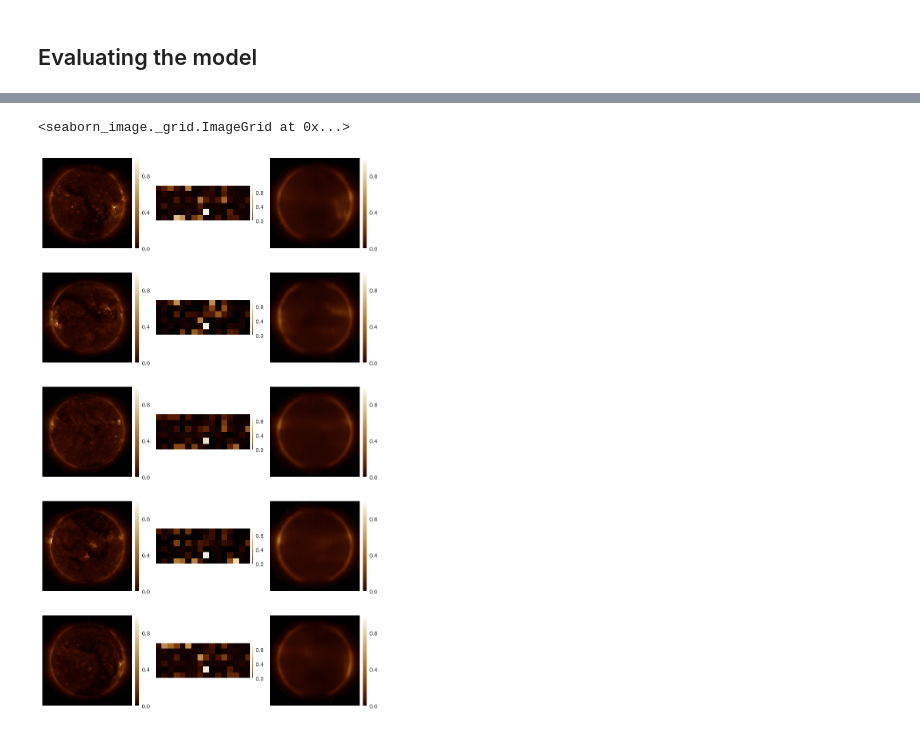
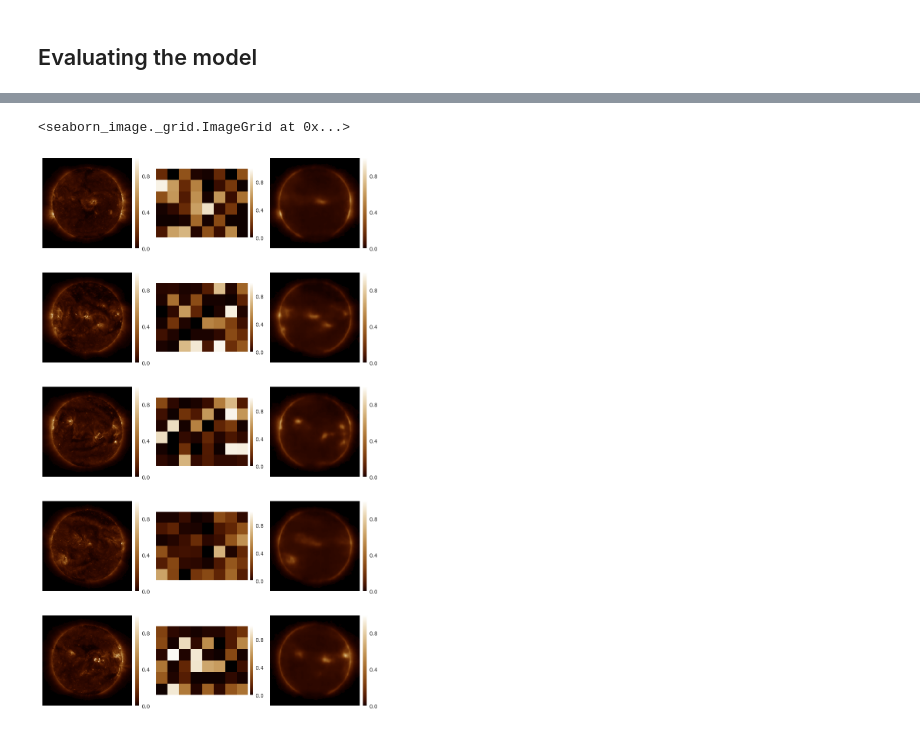
Before and after one commit to eugenioLR/TFM_sun_Autoencoders, a Jupyter notebook: autoencoder_AIA193_2016.ipynb, the cells around one changed output, grey strips where cells are left out. Cells and saved outputs as stored; diff of their text form; code cells hidden in the pictures.

```diff
--- a/autoencoder_AIA193_2016.ipynb
+++ b/autoencoder_AIA193_2016.ipynb
@@ -32,10 +33,25 @@ To enable them in other operations, rebuild TensorFlow with the appropriate comp
+# %%
+noise_filter = True
 # %% [markdown]
 ## Reading and normalizing the images
 # %%
 # Read images
-AIA193_2016 = sunpy.map.Map("data/aia_193A/2016*.fits")
+file_list = glob.glob("data/aia_193A/2016*.fits")
+
+if noise_filter:
+    noise_imgs = []
+    with open("noisy_193A.csv", "r") as f:
+        noise_imgs = f.readlines()
+
+    noise_imgs = list(map(lambda x: x.strip(), noise_imgs))
+
+    file_list = [f for f in file_list if f not in noise_imgs]
+
+AIA193_2016 = sunpy.map.Map(file_list)
+
+
 AIA193_2016_matrix = np.array(list(d.data for d in AIA193_2016))
-
+AIA193_2016_matrix = np.clip(AIA193_2016_matrix, 0, 5000)
 
 # Normalize images
 min_values = AIA193_2016_matrix.min(axis=2, keepdims=True).min(axis=1, keepdims=True)
@@ -56,7 +72,8 @@ isns.ImageGrid([i for i in AIA193_2016_mnorm[:9]], cmap=aia193_colormap)
 # %% [markdown]
 ## Training the model
 # %%
-latent_size = 96
+latent_size = 48
 optimizer = keras.optimizers.Adam(learning_rate=0.001)
+# optimizer = keras.optimizers.SGD()
 autoencoder, encoder, decoder = aem.gen_autoenc_model_1c(latent_size, optim=optimizer, loss="mse")
 # %% [output]
@@ -123,7 +154,7 @@ images = []
 
 for i in images_zipped:
     images.append(np.squeeze(i[0]))
-    images.append(np.reshape(i[1], [6,16]))
+    images.append(np.reshape(i[1], [6,8]))
     images.append(np.squeeze(i[2]))
 
 
@@ -133,2 +164,2 @@ isns.ImageGrid(images, cmap=aia193_colormap, vmin=0, vmax=1, col_wrap=3)
 <seaborn_image._grid.ImageGrid at 0x...>
-[figure, old version]
+[figure, new version]
```
Also changed, not shown: parts of 8 cells of this notebook, 12 other files.
